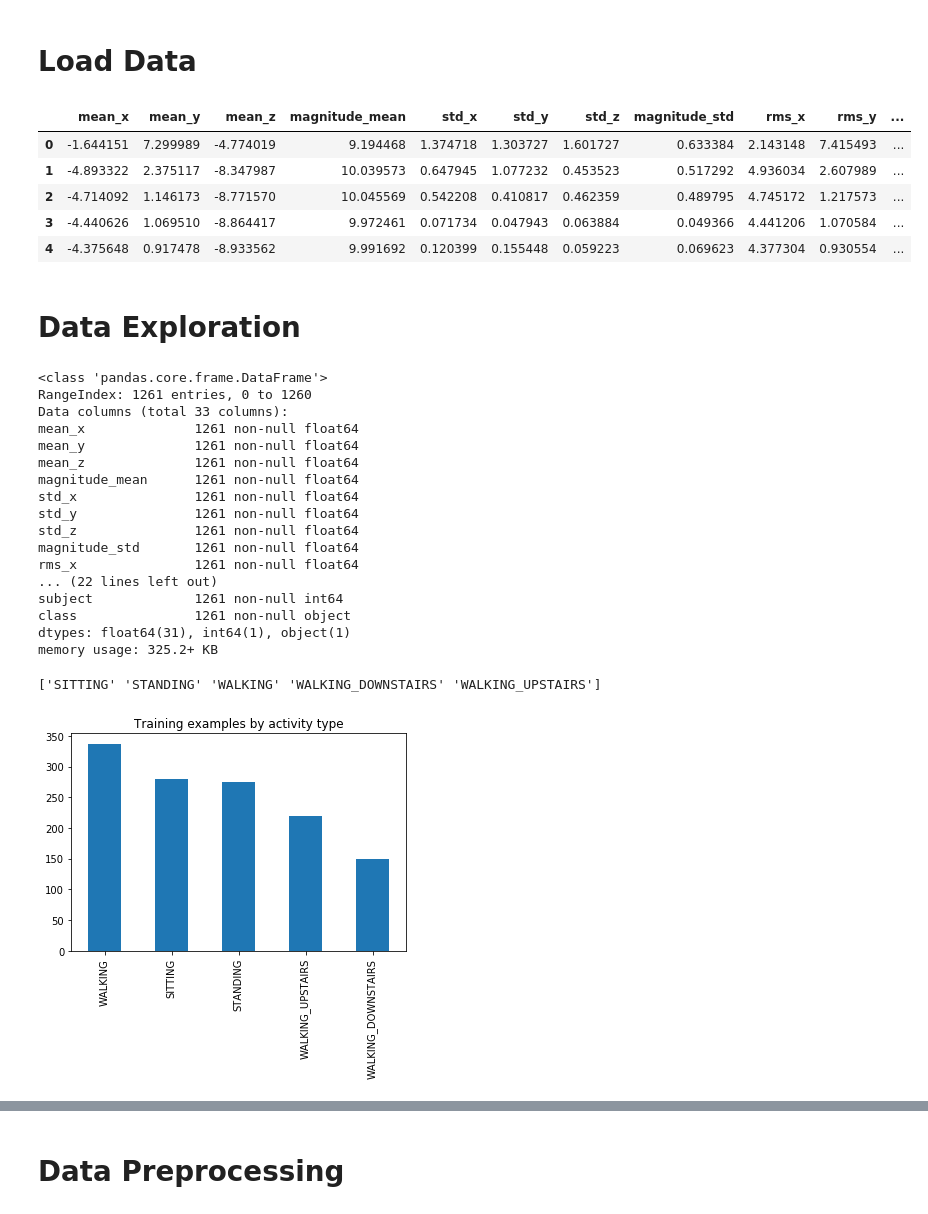
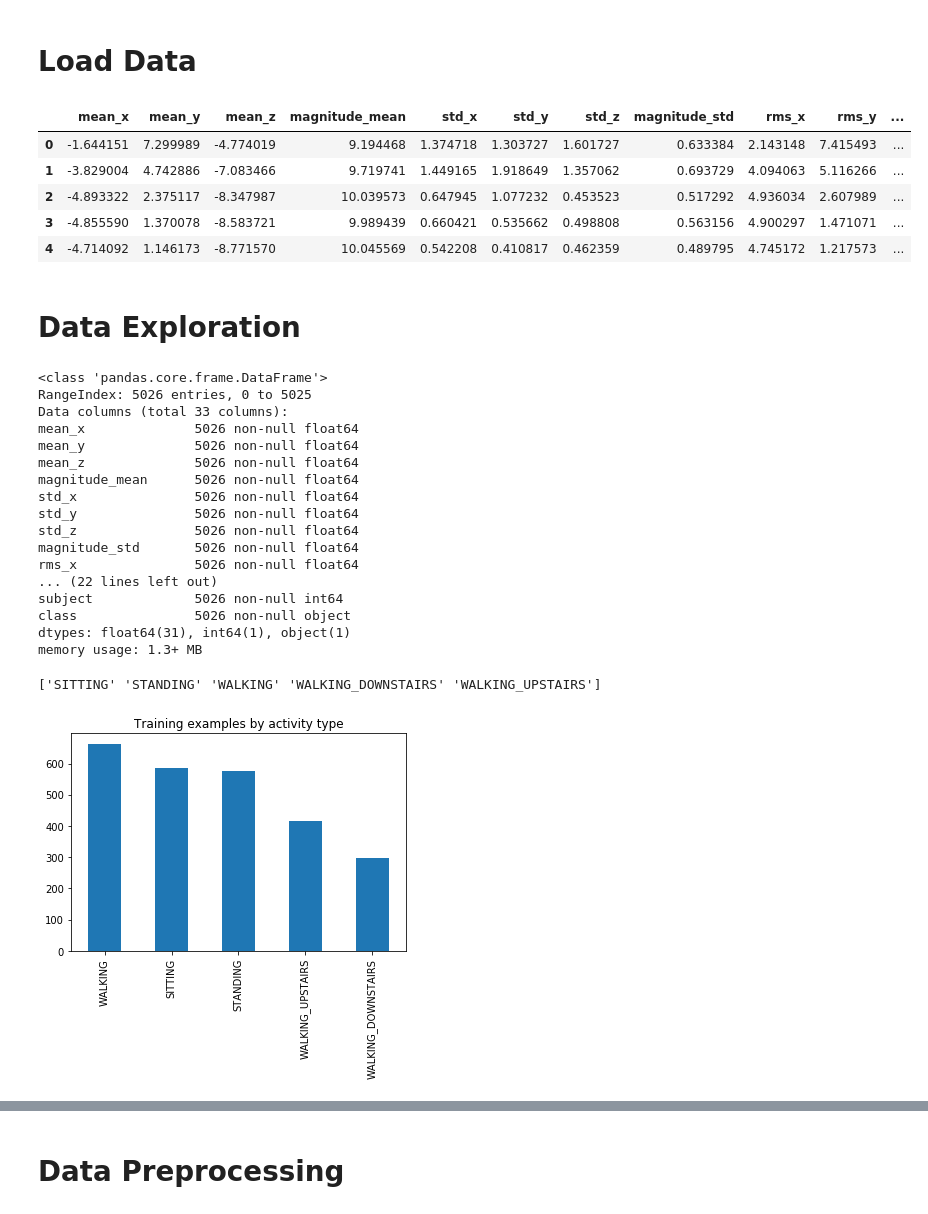
Before and after one commit to hasantarek2002/HAR, a Jupyter notebook: ML Code/human_activity_recognition_Classifier.ipynb, the cells around one changed output, grey strips where cells are left out. Saved outputs shown, nothing was run; the diff lists cells and outputs as text; code cells hidden in the pictures.

```diff
--- a/ML Code/human_activity_recognition_Classifier.ipynb
+++ b/ML Code/human_activity_recognition_Classifier.ipynb
@@ -52,44 +66,46 @@ import tensorflow as tf
 # %% [markdown]
 # Load Data
 # %%
-df = pd.read_csv('Processed Data/accelerometer_extracted_featured_data_without_overlapping.csv')
+#df = pd.read_csv('Processed Data/accelerometer_extracted_featured_data_50_window_size_without_overlapping.csv')
+df = pd.read_csv('Processed Data/accelerometer_extracted_featured_data_50_window_size_with_50_percent_overlapping.csv')
+
 df.head()
 # %% [output]
 |  | mean_x | mean_y | mean_z | magnitude_mean | std_x | std_y | std_z | magnitude_std | rms_x | rms_y | ... |
 | 0 | -1.644151 | 7.299989 | -4.774019 | 9.194468 | 1.374718 | 1.303727 | 1.601727 | 0.633384 | 2.143148 | 7.415493 | ... |
-| 1 | -4.893322 | 2.375117 | -8.347987 | 10.039573 | 0.647945 | 1.077232 | 0.453523 | 0.517292 | 4.936034 | 2.607989 | ... |
-| 2 | -4.714092 | 1.146173 | -8.771570 | 10.045569 | 0.542208 | 0.410817 | 0.462359 | 0.489795 | 4.745172 | 1.217573 | ... |
-| 3 | -4.440626 | 1.069510 | -8.864417 | 9.972461 | 0.071734 | 0.047943 | 0.063884 | 0.049366 | 4.441206 | 1.070584 | ... |
-| 4 | -4.375648 | 0.917478 | -8.933562 | 9.991692 | 0.120399 | 0.155448 | 0.059223 | 0.069623 | 4.377304 | 0.930554 | ... |
+| 1 | -3.829004 | 4.742886 | -7.083466 | 9.719741 | 1.449165 | 1.918649 | 1.357062 | 0.693729 | 4.094063 | 5.116266 | ... |
+| 2 | -4.893322 | 2.375117 | -8.347987 | 10.039573 | 0.647945 | 1.077232 | 0.453523 | 0.517292 | 4.936034 | 2.607989 | ... |
+| 3 | -4.855590 | 1.370078 | -8.583721 | 9.989439 | 0.660421 | 0.535662 | 0.498808 | 0.563156 | 4.900297 | 1.471071 | ... |
+| 4 | -4.714092 | 1.146173 | -8.771570 | 10.045569 | 0.542208 | 0.410817 | 0.462359 | 0.489795 | 4.745172 | 1.217573 | ... |
 # %% [markdown]
 # Data Exploration
 # %%
 df.info()
 # %% [output]
 <class 'pandas.core.frame.DataFrame'>
-RangeIndex: 1261 entries, 0 to 1260
+RangeIndex: 5026 entries, 0 to 5025
 Data columns (total 33 columns):
-mean_x              1261 non-null float64
-mean_y              1261 non-null float64
-mean_z              1261 non-null float64
-magnitude_mean      1261 non-null float64
-std_x               1261 non-null float64
-std_y               1261 non-null float64
-std_z               1261 non-null float64
-magnitude_std       1261 non-null float64
-rms_x               1261 non-null float64
+mean_x              5026 non-null float64
+mean_y              5026 non-null float64
+mean_z              5026 non-null float64
+magnitude_mean      5026 non-null float64
+std_x               5026 non-null float64
+std_y               5026 non-null float64
+std_z               5026 non-null float64
+magnitude_std       5026 non-null float64
+rms_x               5026 non-null float64
 ... (22 lines left out)
-subject             1261 non-null int64
-class               1261 non-null object
+subject             5026 non-null int64
+class               5026 non-null object
 dtypes: float64(31), int64(1), object(1)
-memory usage: 325.2+ KB
+memory usage: 1.3+ MB
 # %%
 df['class'].value_counts().plot(kind='bar', title='Training examples by activity type');
 unique_activities = np.unique(df['class'])
 print(unique_activities)
 # %% [output]
 ['SITTING' 'STANDING' 'WALKING' 'WALKING_DOWNSTAIRS' 'WALKING_UPSTAIRS']
-[figure, old version]
+[figure, new version]
 # %%
 df['subject'].value_counts().plot(kind='bar', title='Training examples by user');
 # %% [output]
```
Also changed, not shown: parts of 16 cells of this notebook, 7 other files.
